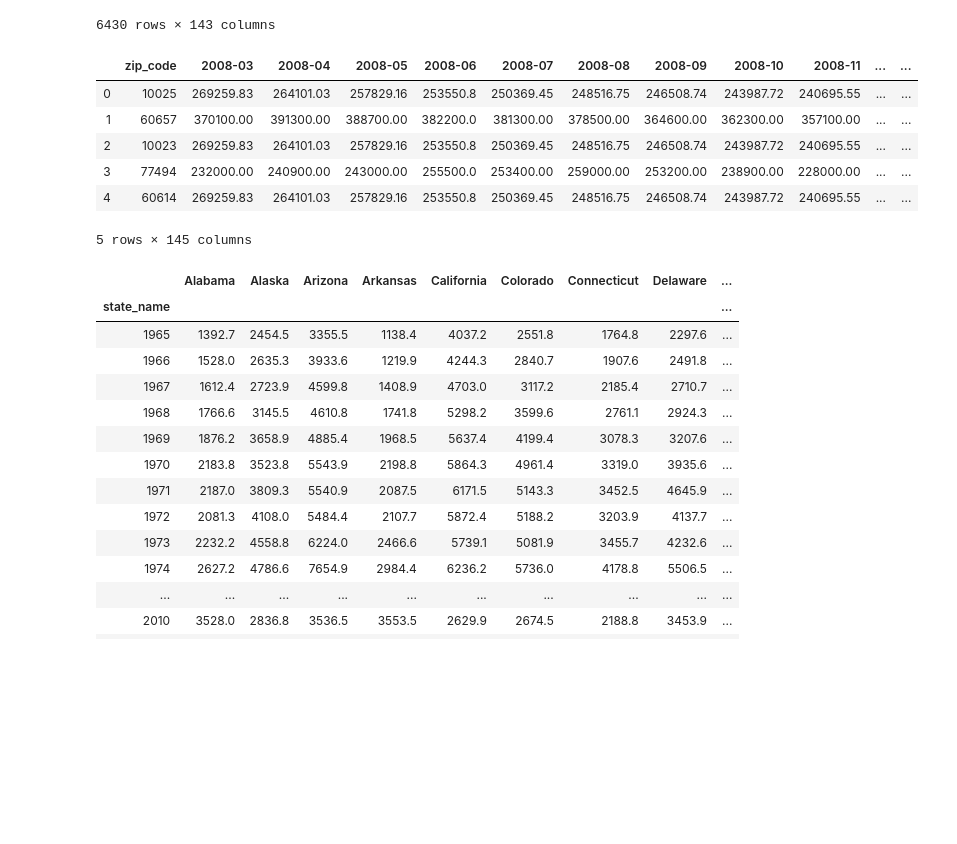
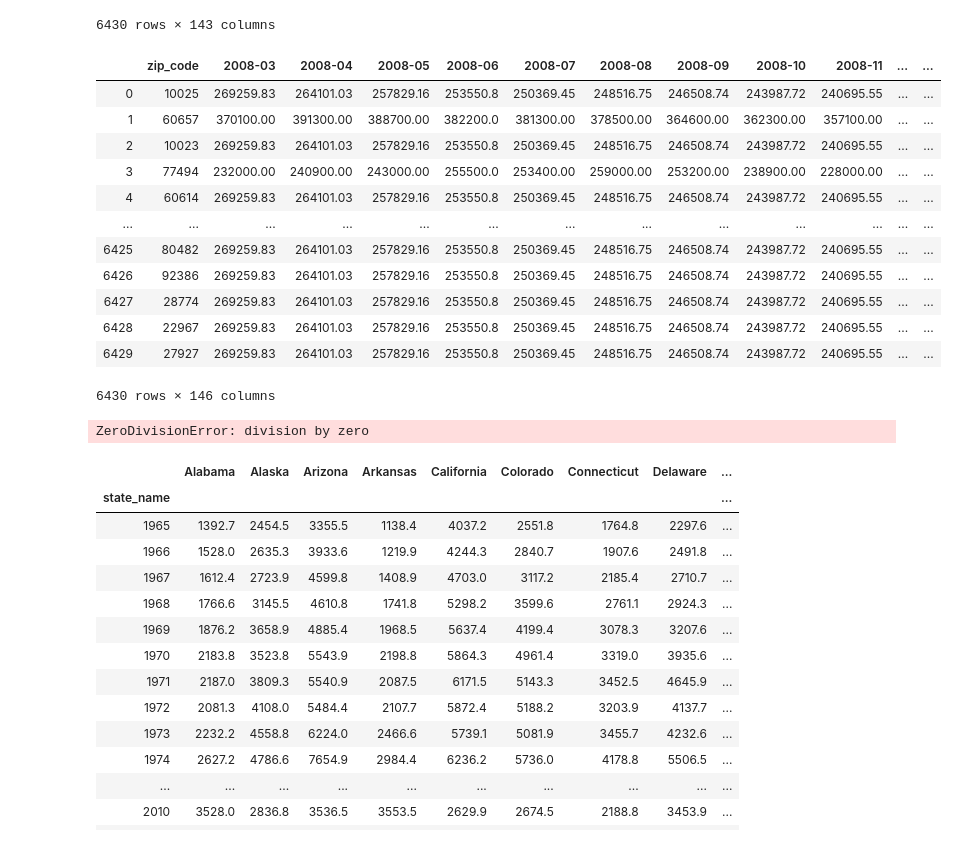
Before and after one commit to bishdj22/HomeSlice, a Jupyter notebook: Logistic_Regression_Model.ipynb, the cells around one changed output. Saved outputs shown, nothing was run; the diff lists cells and outputs as text; code cells hidden in the pictures; blank space fills up the shorter version.

```diff
--- a/Logistic_Regression_Model.ipynb
+++ b/Logistic_Regression_Model.ipynb
@@ -82,9 +80,54 @@ sales_price_df.isna()
+# %%
+# sales_price_df.to_csv('Tableau_data/tableau_salesprice_raw.csv', index=False)
+
+# df_zip_dropped.loc[df_zip_dropped['2008-04'] == 0, '2008-04'] = 1
+# df_zip_dropped["2008-04"]
+
+
+# df_zip_dropped["2008-04"]= df_zip_dropped["2008-04"][df_zip_dropped["2008-04"] != 'Puerto Rico']
+
+dropna_sales = sales_price_df
+dropna_sales = dropna_sales.replace({'2008-03': {0: 1}, '2008-04': {0: 1}, '2008-05': {0: 1}, '2008-06': {0: 1}, '2008-07': {0: 1},
+                                    '2008-08': {0: 1}, '2008-09': {0: 1}, '2008-10': {0: 1},'2008-11': {0: 1}, '2008-12': {0: 1},
+                                    '2009-01': {0: 1}, '2009-02': {0: 1}, '2009-03': {0: 1},
+                                    '2009-04': {0: 1}, '2009-05': {0: 1}, '2009-06': {0: 1}, '2009-07': {0: 1}, '2009-08': {0: 1},
+                                    '2009-09': {0: 1}, '2009-10': {0: 1}, '2009-11': {0: 1}, '2009-12': {0: 1}, '2010-01': {0: 1}
+                                    })
+dropna_sales
+# %% [output]
+|  | zip_code | 2008-03 | 2008-04 | 2008-05 | 2008-06 | 2008-07 | 2008-08 | 2008-09 | 2008-10 | 2008-11 | ... | ... |
+| 0 | 10025 | 269259.83 | 264101.03 | 257829.16 | 253550.8 | 250369.45 | 248516.75 | 246508.74 | 243987.72 | 240695.55 | ... | ... |
+| 1 | 60657 | 370100.00 | 391300.00 | 388700.00 | 382200.0 | 381300.00 | 378500.00 | 364600.00 | 362300.00 | 357100.00 | ... | ... |
+| 2 | 10023 | 269259.83 | 264101.03 | 257829.16 | 253550.8 | 250369.45 | 248516.75 | 246508.74 | 243987.72 | 240695.55 | ... | ... |
+| 3 | 77494 | 232000.00 | 240900.00 | 243000.00 | 255500.0 | 253400.00 | 259000.00 | 253200.00 | 238900.00 | 228000.00 | ... | ... |
+| 4 | 60614 | 269259.83 | 264101.03 | 257829.16 | 253550.8 | 250369.45 | 248516.75 | 246508.74 | 243987.72 | 240695.55 | ... | ... |
+| ... | ... | ... | ... | ... | ... | ... | ... | ... | ... | ... | ... | ... |
+| 6425 | 80482 | 269259.83 | 264101.03 | 257829.16 | 253550.8 | 250369.45 | 248516.75 | 246508.74 | 243987.72 | 240695.55 | ... | ... |
+| 6426 | 92386 | 269259.83 | 264101.03 | 257829.16 | 253550.8 | 250369.45 | 248516.75 | 246508.74 | 243987.72 | 240695.55 | ... | ... |
+| 6427 | 28774 | 269259.83 | 264101.03 | 257829.16 | 253550.8 | 250369.45 | 248516.75 | 246508.74 | 243987.72 | 240695.55 | ... | ... |
+| 6428 | 22967 | 269259.83 | 264101.03 | 257829.16 | 253550.8 | 250369.45 | 248516.75 | 246508.74 | 243987.72 | 240695.55 | ... | ... |
+| 6429 | 27927 | 269259.83 | 264101.03 | 257829.16 | 253550.8 | 250369.45 | 248516.75 | 246508.74 | 243987.72 | 240695.55 | ... | ... |
+6430 rows × 146 columns
 # %%
 # creating our % change formula that will be utilized as our testing data
 # (ending price - starting price/starting price) = % change
 
-sales_price_df["percent_change"] = (sales_price_df["2019-12"] - sales_price_df["2008-03"])/sales_price_df["2008-03"]
+# sales_price_df["percent_change"] = (sales_price_df["2019-12"] - sales_price_df["2008-03"])/sales_price_df["2008-03"]
+# sales_price_df.head()
+
+df_zip_dropped = sales_price_df.drop(columns=['zip_code'])
+
+for row in df_zip_dropped.itertuples(index=False):
+    if row == 0:
+        row = 0.01
+
+df_zip_dropped = df_zip_dropped.pct_change(axis='columns')
+
+df_zip_dropped["percent_change"] = (df_zip_dropped["2019-12"] - df_zip_dropped["2008-04"])/df_zip_dropped["2008-04"]
+
+sales_price_df["percent_change"] = df_zip_dropped['percent_change']
 sales_price_df.head()
+
 
 # assessing our equity risk for investment
 
@@ -93,13 +136,7 @@ sales_price_df.loc[sales_price_df['percent_change'] <= 0, 'equity_risk'] = False
 
 sales_price_df.head()
 # %% [output]
-|  | zip_code | 2008-03 | 2008-04 | 2008-05 | 2008-06 | 2008-07 | 2008-08 | 2008-09 | 2008-10 | 2008-11 | ... | ... |
-| 0 | 10025 | 269259.83 | 264101.03 | 257829.16 | 253550.8 | 250369.45 | 248516.75 | 246508.74 | 243987.72 | 240695.55 | ... | ... |
-| 1 | 60657 | 370100.00 | 391300.00 | 388700.00 | 382200.0 | 381300.00 | 378500.00 | 364600.00 | 362300.00 | 357100.00 | ... | ... |
-| 2 | 10023 | 269259.83 | 264101.03 | 257829.16 | 253550.8 | 250369.45 | 248516.75 | 246508.74 | 243987.72 | 240695.55 | ... | ... |
-| 3 | 77494 | 232000.00 | 240900.00 | 243000.00 | 255500.0 | 253400.00 | 259000.00 | 253200.00 | 238900.00 | 228000.00 | ... | ... |
-| 4 | 60614 | 269259.83 | 264101.03 | 257829.16 | 253550.8 | 250369.45 | 248516.75 | 246508.74 | 243987.72 | 240695.55 | ... | ... |
-5 rows × 145 columns
+ZeroDivisionError: division by zero
 # %%
 df2 = pd.read_csv("Data/Property_Crime_Rate_by_State.csv")
 df2 = df2.rename(columns={"Year" : "state_name"})
```
Also changed, not shown: parts of 1 cell of this notebook.
